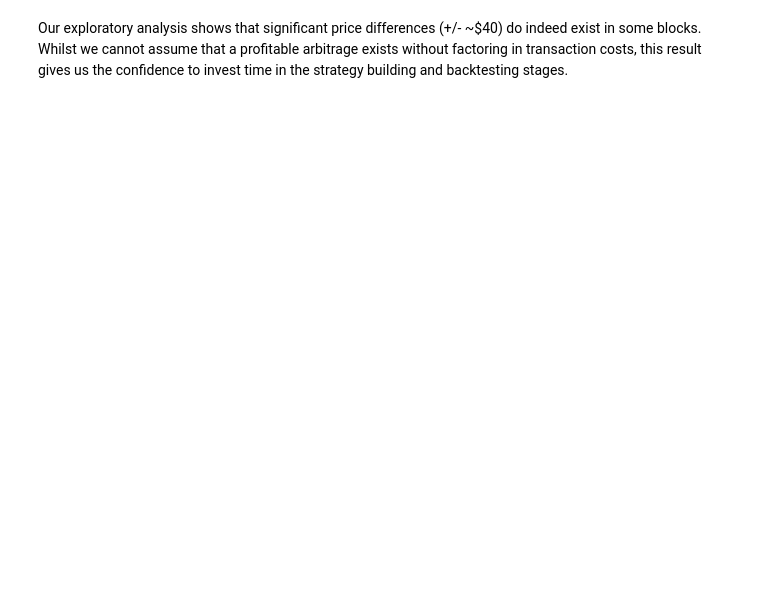
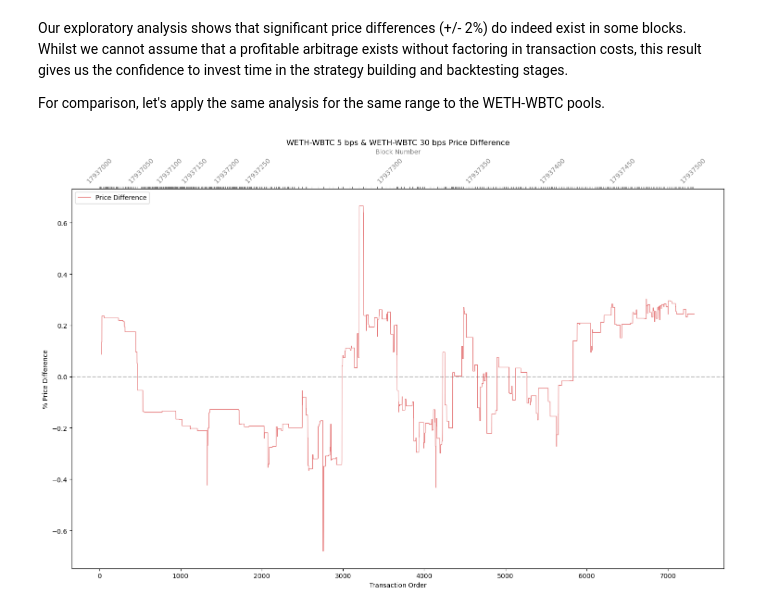
Before and after one commit to 0xGoerliMainnet/dsc-workshop, a Jupyter notebook: arbitrage_study.ipynb, the cells around one changed output. Drawn from its saved outputs; the diff is of its cells as text; code cells hidden in the pictures; blank space fills up the shorter version.

```diff
--- a/arbitrage_study.ipynb
+++ b/arbitrage_study.ipynb
@@ -132,2 +115,27 @@ if __name__ == "__main__":
 # %% [markdown]
-Our exploratory analysis shows that significant price differences (+/- ~$40) do indeed exist in some blocks. Whilst we cannot assume that a profitable arbitrage exists without factoring in transaction costs, this result gives us the confidence to invest time in the strategy building and backtesting stages.
+Our exploratory analysis shows that significant price differences (+/- 2%) do indeed exist in some blocks. Whilst we cannot assume that a profitable arbitrage exists without factoring in transaction costs, this result gives us the confidence to invest time in the strategy building and backtesting stages.
+
+For comparison, let's apply the same analysis for the same range to the WETH-WBTC pools.
+# %%
+def main():
+    from_block = 17937000
+    to_block = 17937500
+    block_label_interval = 50
+    pool1 = '4585fe77225b41b697c938b018e2ac67ac5a20c0'
+    pool2 = 'cbcdf9626bc03e24f779434178a73a0b4bad62ed'
+    token0 = 'WETH'
+    token1 = 'WBTC'
+    pool1_name = f'{token0}-{token1} 5 bps'
+    pool2_name = f'{token0}-{token1} 30 bps'
+
+    data = load_datasets()
+    limited_data = limit_data_by_block(data, from_block, to_block)
+    sorted_data = sort_data(limited_data)
+    sorted_data = sorted_data.with_columns([pl.arange(0, pl.count()).alias('combined_order')])
+    sorted_data = calculate_price_diffs(sorted_data, pool1, pool2).collect()
+    plot_data(sorted_data, from_block, to_block, block_label_interval, pool1, pool2, pool1_name, pool2_name, token0, token1)
+
+if __name__ == "__main__":
+    main()
+# %% [output]
+[figure, added]
```
Also changed, not shown: parts of 5 cells of this notebook.
